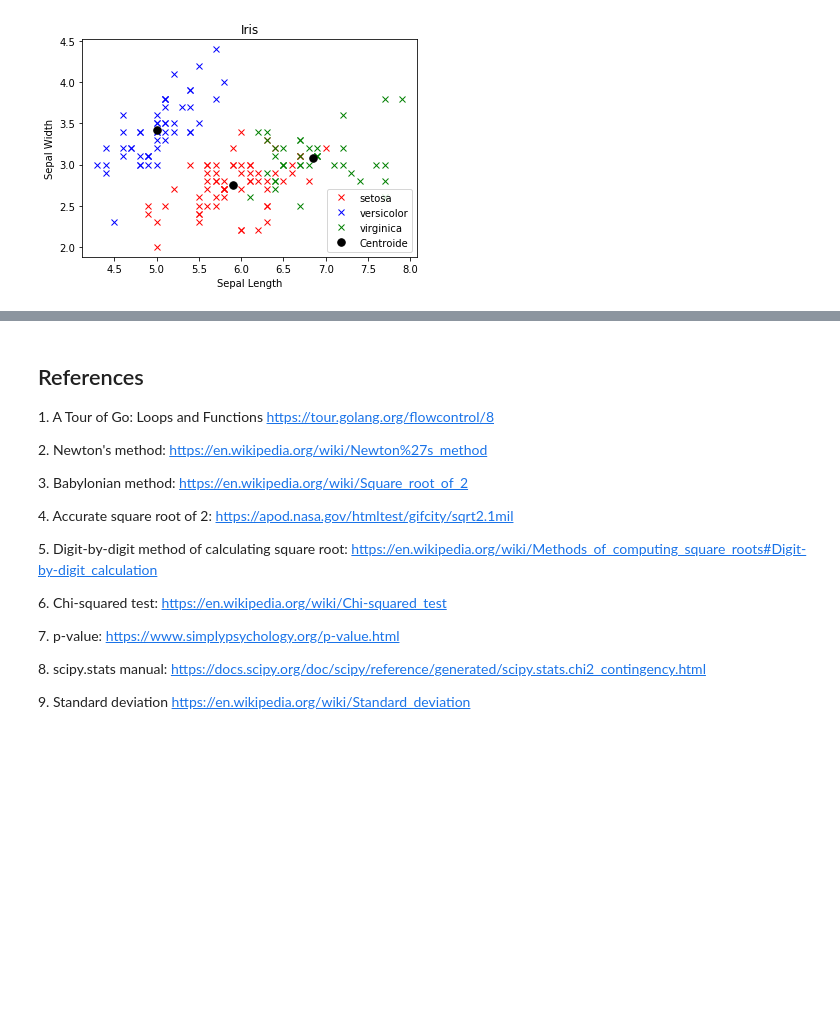
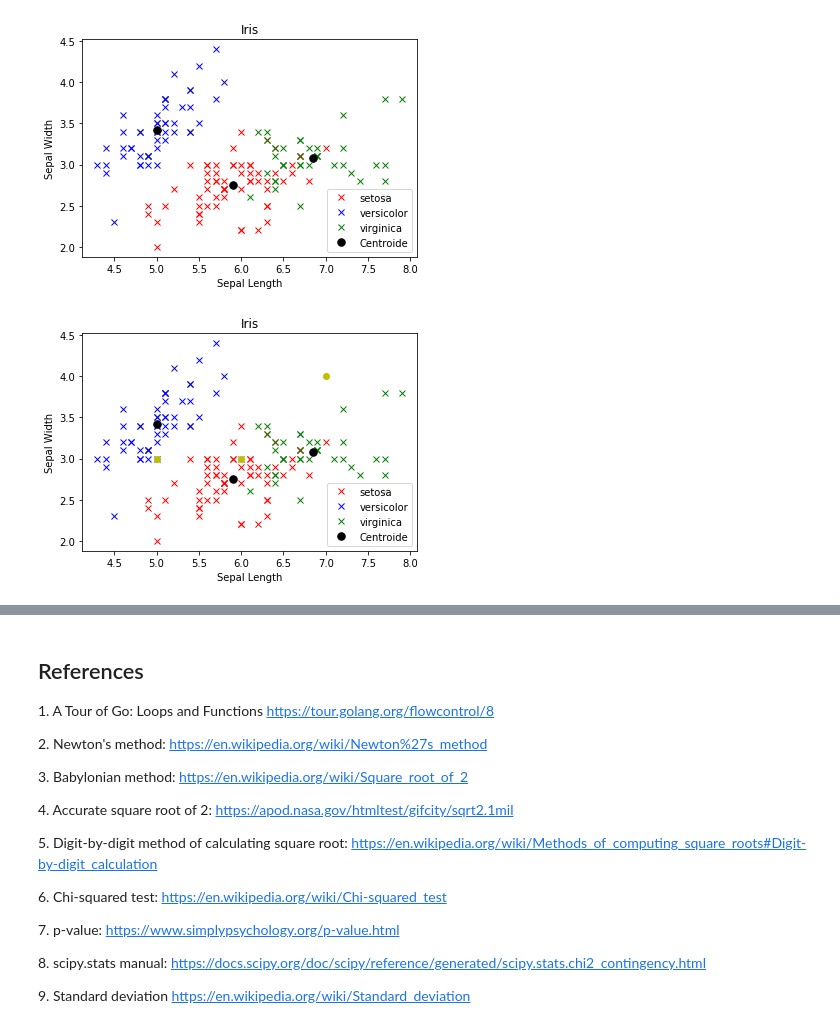
Before and after one commit to HFintan/MLS, a Jupyter notebook: Tasks.ipynb, the cells around one changed output, grey strips where cells are left out. Saved outputs shown, nothing was run; the diff lists cells and outputs as text; code cells hidden in the pictures; blank space fills up the shorter version.

```diff
--- a/Tasks.ipynb
+++ b/Tasks.ipynb
@@ -753,3 +788,22 @@ plt.legend()
 plt.show()
 # %% [output]
 [figure]
+# %%
+# Predict vals
+# Predict the cluster for three points.
+SLSWPLPWnewvals = np.array([[6, 3,2,4], [7, 4,1,4],[5,3,2,4]])
+predictions = IriskmeansSLSWPLPW.predict(SLSWPLPWnewvals)
+predictions# Plot the data set.
+
+plt.plot(SLSWPLPW[IriskmeansSLSWPLPW.labels_ == 0][:,0], SLSWPLPW[IriskmeansSLSWPLPW.labels_ == 0][:,1], 'rx', label='setosa')
+plt.plot(SLSWPLPW[IriskmeansSLSWPLPW.labels_ == 1][:,0], SLSWPLPW[IriskmeansSLSWPLPW.labels_ == 1][:,1], 'bx', label='versicolor')
+plt.plot(SLSWPLPW[IriskmeansSLSWPLPW.labels_ == 2][:,0], SLSWPLPW[IriskmeansSLSWPLPW.labels_ == 2][:,1], 'gx', label='virginica')
+plt.plot(SLSWPLPWnewvals[:,0], SLSWPLPWnewvals[:,1], 'yo')
+plt.title('Iris')
+plt.plot(Iriscent[:,0], Iriscent[:,1], 'k.', markersize=15, label='Centroide')
+plt.xlabel('Sepal Length')
+plt.ylabel('Sepal Width')
+plt.legend()
+plt.show()
+# %% [output]
+[figure, added]
```
Also changed, not shown: parts of 8 cells of this notebook.
